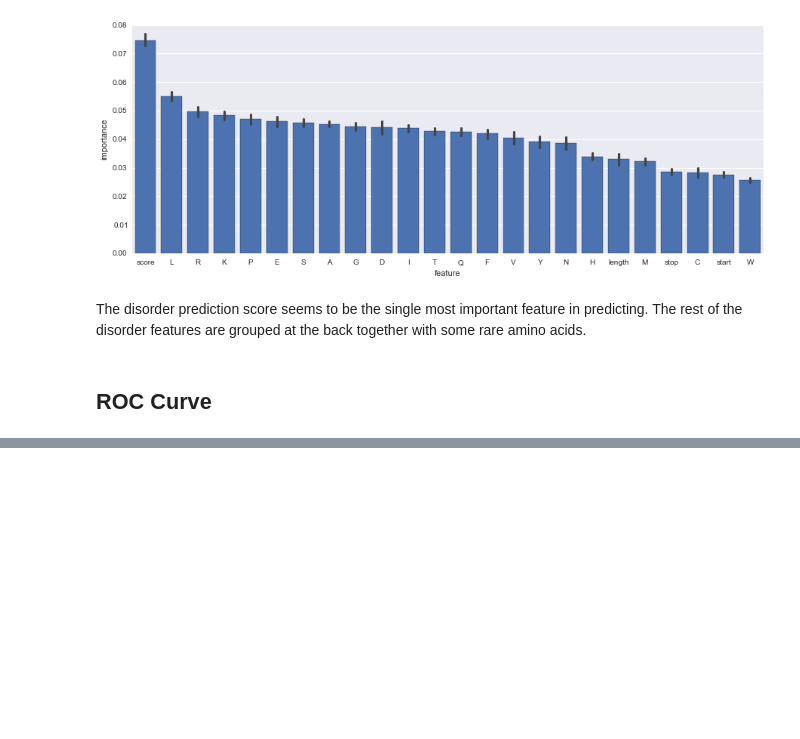
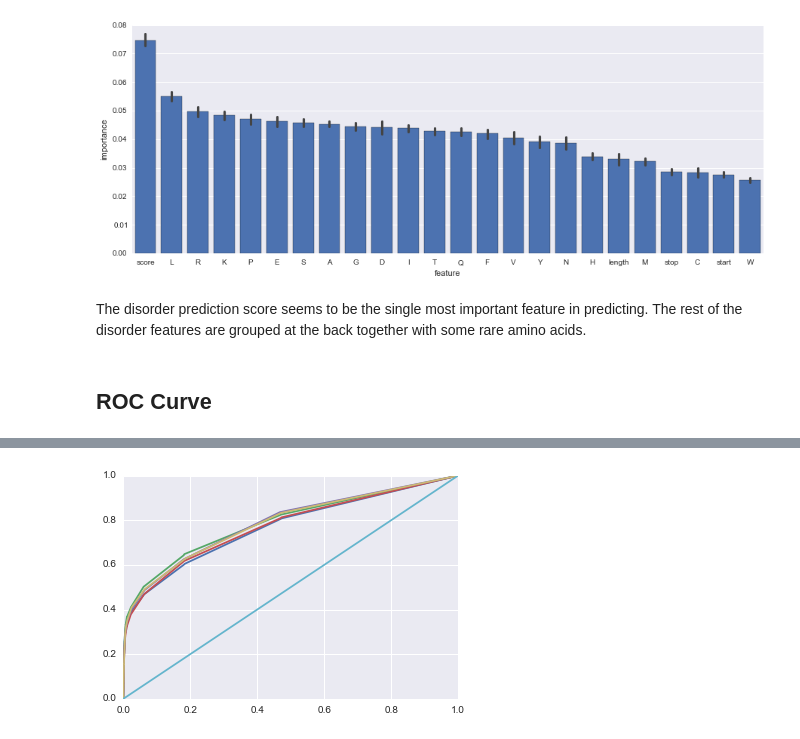
Before and after one commit to Thrinduil/exjobb, a Jupyter notebook: 04_aa_do_features.ipynb, the cells around one changed output, grey strips where cells are left out. Drawn from its saved outputs; the diff is of its cells as text; code cells hidden in the pictures; blank space fills up the shorter version.

```diff
--- a/04_aa_do_features.ipynb
+++ b/04_aa_do_features.ipynb
@@ -289,0 +302,11 @@ Figure this out...
+# %%
+from sklearn.metrics import roc_curve
+for train, test in cv_morf:
+    et_clf_5jobs.fit(X_myfeat_morf[train], y_morf[train])
+    y_scores = et_clf_5jobs.predict_proba(X_myfeat_morf[test])
+    fpr, tpr, _ = roc_curve(y_morf[test], y_scores[:,1])
+    plt.plot(fpr, tpr)
+plt.plot([0,1], [0,1])
+plt.show()
+# %% [output]
+[figure, added]
```
Also changed, not shown: parts of 15 cells of this notebook, 2 other files.
